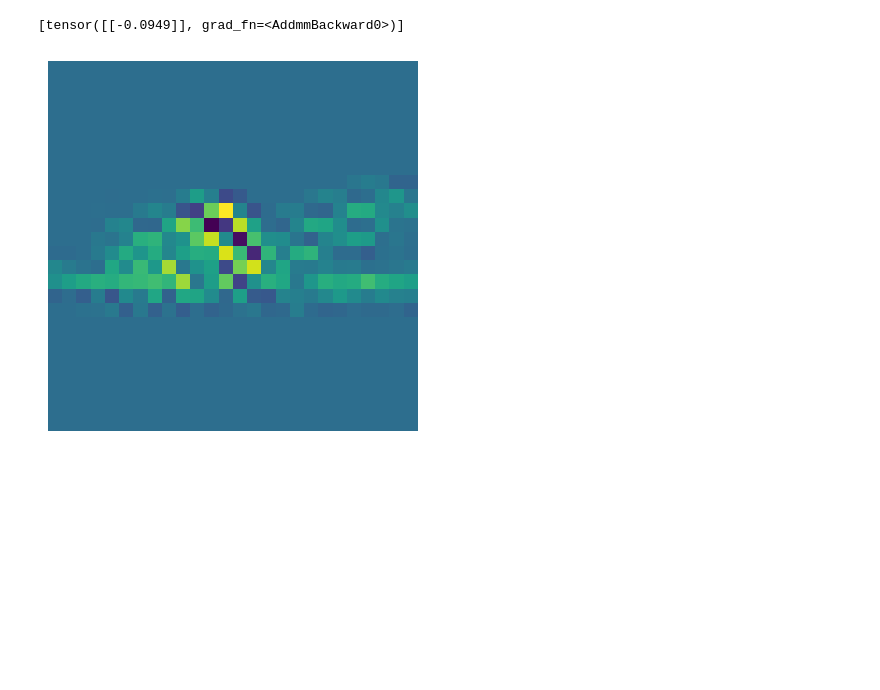
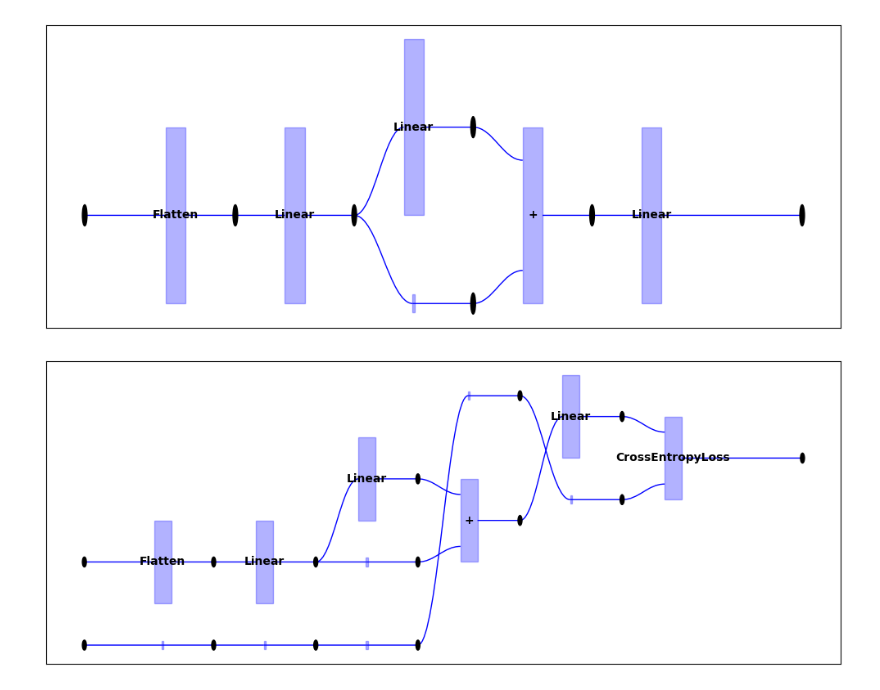
Before and after one commit to alexkoziell/StriNNg, a Jupyter notebook: strinng/prototyping.ipynb, the cells around one changed output. Cells and saved outputs as stored; diff of their text form; code cells hidden in the pictures; blank space fills up the shorter version.

```diff
--- a/strinng/prototyping.ipynb
+++ b/strinng/prototyping.ipynb
@@ -65,11 +0,0 @@ plt.show()
-# %%
-net.forward(img.unsqueeze(0))
-# %% [output]
-[tensor([[-0.0949]], grad_fn=<AddmmBackward0>)]
-# %%
-act = net.vertices[x1].cached_value.squeeze().detach()[0]
-plt.imshow(act)
-plt.axis('off')
-plt.show()
-# %% [output]
-[figure, removed]
@@ -75,0 +7,5 @@ plt.show()
+# %%
+network = Flatten() >> Linear(28*28, 512) >> add_residual(Linear(512, 512)) >> Linear(512, 10)
+MplArtist(network).draw(figsize=(10, 4))
+# %% [output]
+[figure, added]
@@ -75,0 +38,5 @@ plt.show()
+# %%
+network = add_loss(network, CrossEntropyLoss())
+MplArtist(network).draw(figsize=(10, 4))
+# %% [output]
+[figure, added]
```
Also changed, not shown: parts of 12 cells of this notebook, 3 other files.
